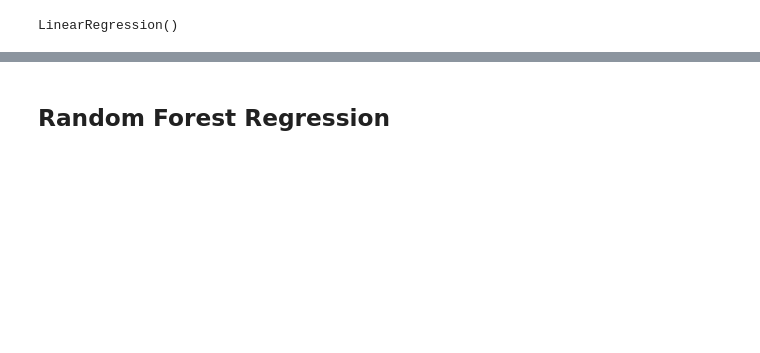
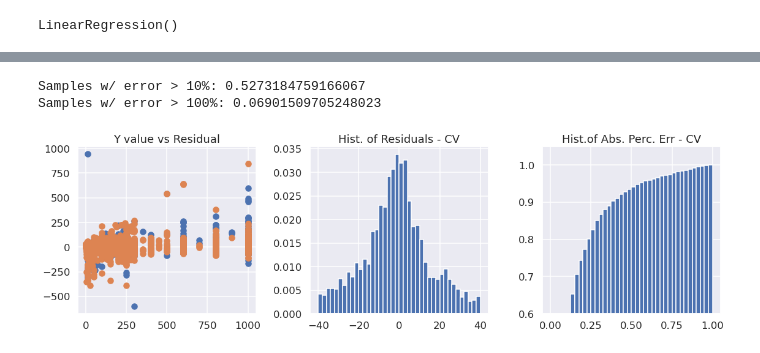
Before and after one commit to mackwn/gas-sensor-analytics-demo, a Jupyter notebook: notebooks/explore_model_building_regression.ipynb, the cells around one changed output, grey strips where cells are left out. Saved outputs shown, nothing was run; the diff lists cells and outputs as text; code cells hidden in the pictures; blank space fills up the shorter version.

```diff
--- a/notebooks/explore_model_building_regression.ipynb
+++ b/notebooks/explore_model_building_regression.ipynb
@@ -150,2 +199,24 @@ df
-# %% [markdown]
-## Random Forest Regression
+# %%
+print('Samples w/ error > 10%:',len(y_pred_svr_cv[abs(y_cv-y_pred_svr_cv)/y_cv > .1])/len(y_cv))
+print('Samples w/ error > 100%:',len(y_pred_svr_cv[abs(y_cv-y_pred_svr_cv)/y_cv > 1])/len(y_cv))
+error_per_svr = abs(y_cv-y_pred_svr_cv)/y_cv
+# %% [output]
+Samples w/ error > 10%: 0.5273184759166067
+Samples w/ error > 100%: 0.06901509705248023
+# %%
+fig, ax = plt.subplots(1,3,figsize=(16,5))
+
+ax[0].scatter(y_cv,y_cv-y_pred_svr_cv, label='Cross Validation')
+ax[0].scatter(y,y-y_pred_lin, label='Training')
+ax[0].set_title('Y value vs Residual')
+
+ax[1].hist(y_cv-y_pred_svr_cv, density=True, range=(-40,40), bins=40)
+ax[1].set_title('Hist. of Residuals - CV')
+
+ax[2].hist(error_per_svr,range=(0,1),cumulative=True, density=True, bins=40)
+ax[2].set_ylim(.6)
+ax[2].set_title('Hist.of Abs. Perc. Err - CV')
+
+plt.tight_layout()
+# %% [output]
+[figure, added]
```
Also changed, not shown: parts of 160 cells of this notebook, 5 other files.
